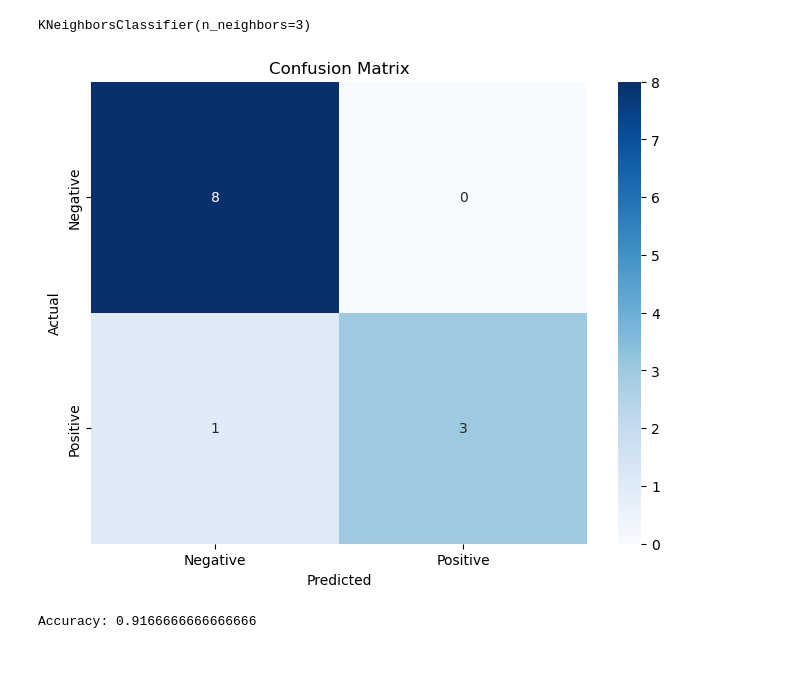
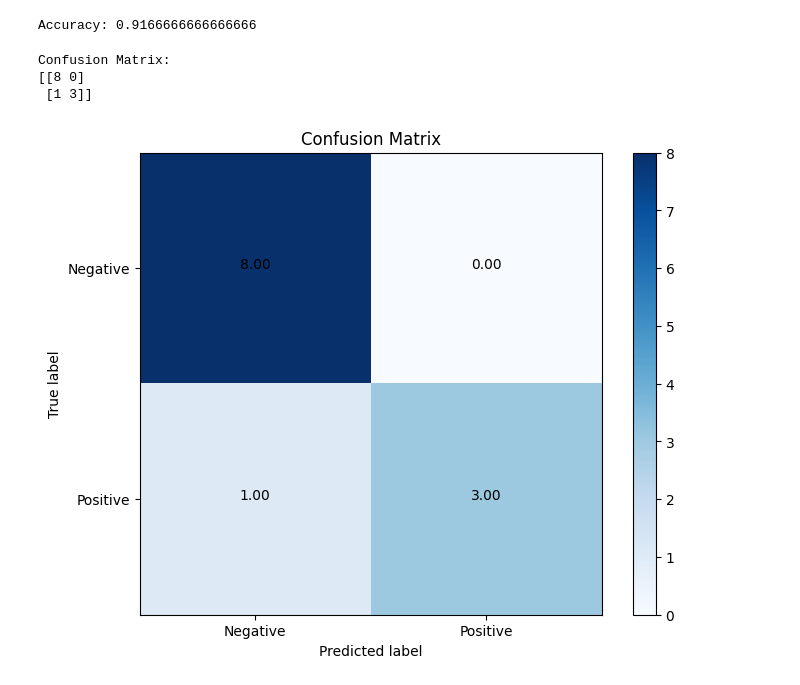
Before and after one commit to amjad718/Data_Science, a Jupyter notebook: CO2/KNN/knn_lungcancer.ipynb, the cells around one changed output. Saved outputs shown, nothing was run; the diff lists cells and outputs as text; code cells hidden in the pictures.

Commit message:
Accuracy Plottedd

```diff
--- a/CO2/KNN/knn_lungcancer.ipynb
+++ b/CO2/KNN/knn_lungcancer.ipynb
@@ -22,31 +19,39 @@ y = data["Result"]
 X_train, X_test, y_train, y_test = train_test_split(X, y, test_size=0.2, random_state=42)
-# %%
-# Initialize the KNN classifier with the desired number of neighbors (k)
-knn = KNeighborsClassifier(n_neighbors=3)  # You can change the value of k as per your preference
-
-# Train the classifier using the training data
-knn.fit(X_train, y_train)
-# %% [output]
-KNeighborsClassifier(n_neighbors=3)
 # %%
-# Use the trained classifier to make predictions on the test data
+# Initialize and train the KNN classifier with k=3
+knn = KNeighborsClassifier(n_neighbors=3).fit(X_train, y_train)
+
+# Make predictions on the test data
 y_pred = knn.predict(X_test)
+# %%
+# Calculate accuracy
+accuracy = accuracy_score(y_test, y_pred)
+print("Accuracy:", accuracy)
+# %% [output]
+Accuracy: 0.9166666666666666
 # %%
-# Generate a confusion matrix
-cm = confusion_matrix(y_test, y_pred)
+# Calculate and print the confusion matrix
+conf_matrix = confusion_matrix(y_test, y_pred)
+print("Confusion Matrix:")
+print(conf_matrix)
+# %% [output]
+Confusion Matrix:
+[[8 0]
+ [1 3]]
-# %%
-# Display the confusion matrix using seaborn
-plt.figure(figsize=(8, 6))
-sns.heatmap(cm, annot=True, fmt='d', cmap='Blues', xticklabels=['Negative', 'Positive'], yticklabels=['Negative', 'Positive'])
-plt.xlabel('Predicted')
-plt.ylabel('Actual')
-plt.title('Confusion Matrix')
-plt.show()
-# %% [output]
-[figure, removed]
-# %%
-# Calculate the accuracy of the model
-accuracy = accuracy_score(y_test, y_pred)
-print("Accuracy:", accuracy)
-# %% [output]
-Accuracy: 0.9166666666666666
+# %%
+# Plot the confusion matrix
+plt.figure(figsize=(8, 6))
+for i in range(conf_matrix.shape[0]):
+    for j in range(conf_matrix.shape[1]):
+        plt.text(j, i, f'{conf_matrix[i, j]:.2f}', horizontalalignment="center", color="black")
+
+plt.imshow(conf_matrix, interpolation='nearest', cmap=plt.cm.Blues)
+plt.title('Confusion Matrix')
+plt.colorbar()
+plt.xticks([0, 1], ["Negative", "Positive"])
+plt.yticks([0, 1], ["Negative", "Positive"])
+plt.xlabel('Predicted label')
+plt.ylabel('True label')
+plt.show()
+# %% [output]
+[figure, added]
```
Also changed, not shown: parts of 5 cells of this notebook.
